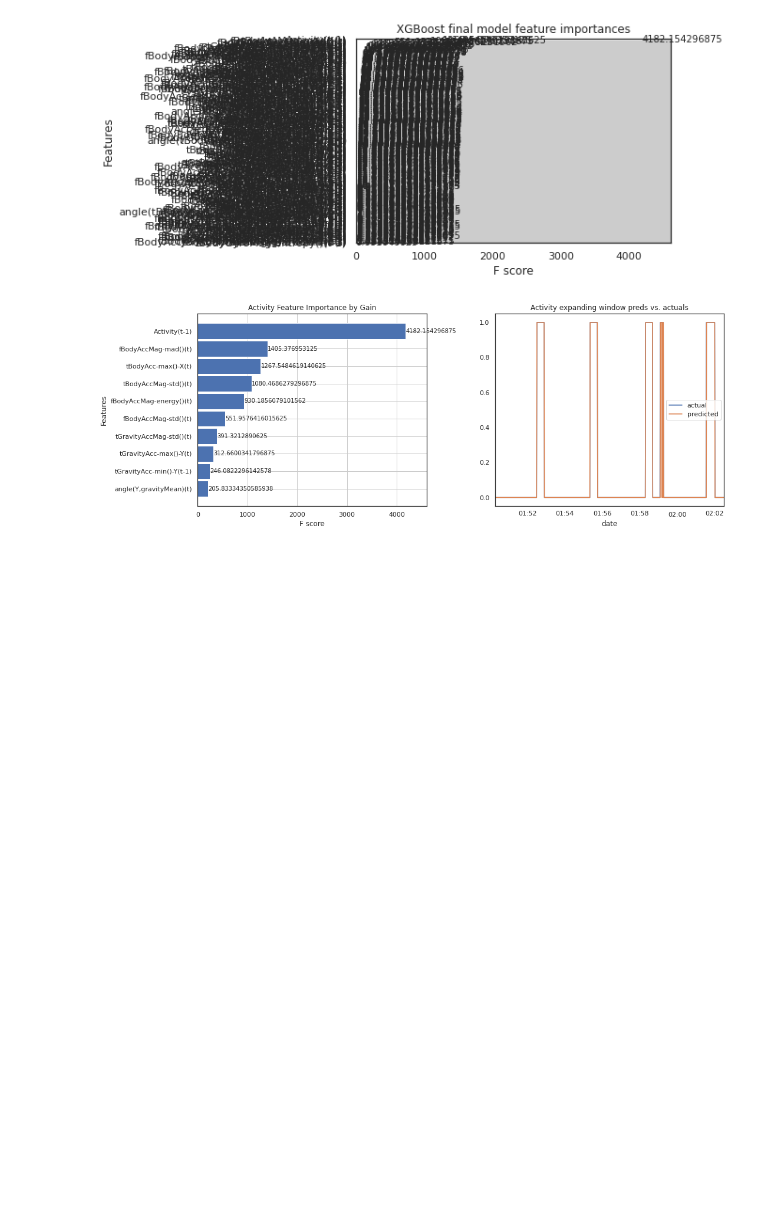
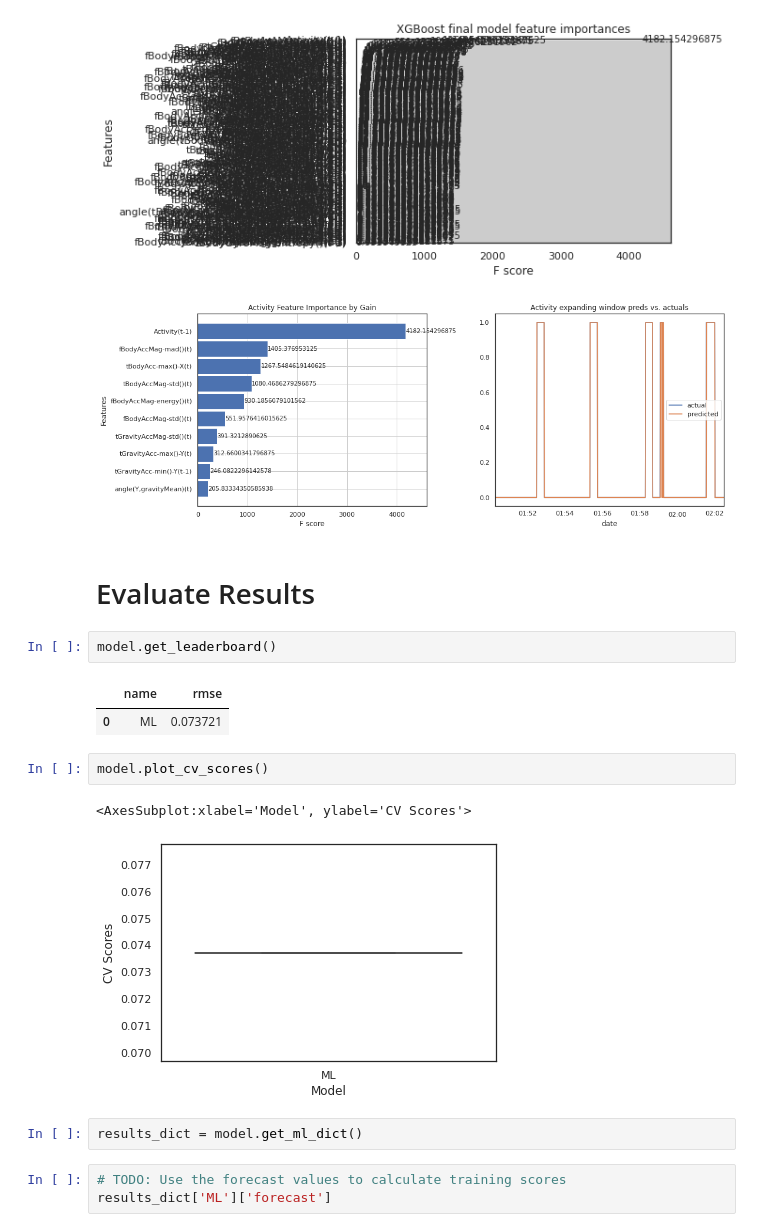
Before and after one commit to shamilnabiyev/automl-time-series, a Jupyter notebook: notebooks/autoviml-auto-ts.ipynb, the cells around one changed output. Drawn from its saved outputs; the diff is of its cells as text; blank space fills up the shorter version.

```diff
--- a/notebooks/autoviml-auto-ts.ipynb
+++ b/notebooks/autoviml-auto-ts.ipynb
@@ -111,3 +111,20 @@ Leaderboard with best model on top of list:
 <auto_ts.auto_timeseries at 0x...>
 [figure]
 [figure]
+# %% [markdown]
+# Evaluate Results
+# %%
+model.get_leaderboard()
+# %% [output]
+|  | name | rmse |
+| 0 | ML | 0.073721 |
+# %%
+model.plot_cv_scores()
+# %% [output]
+<AxesSubplot:xlabel='Model', ylabel='CV Scores'>
+[figure, added]
+# %%
+results_dict = model.get_ml_dict()
+# %%
+# TODO: Use the forecast values to calculate training scores
+results_dict['ML']['forecast']
```
Also changed, not shown: parts of 2 cells of this notebook.
